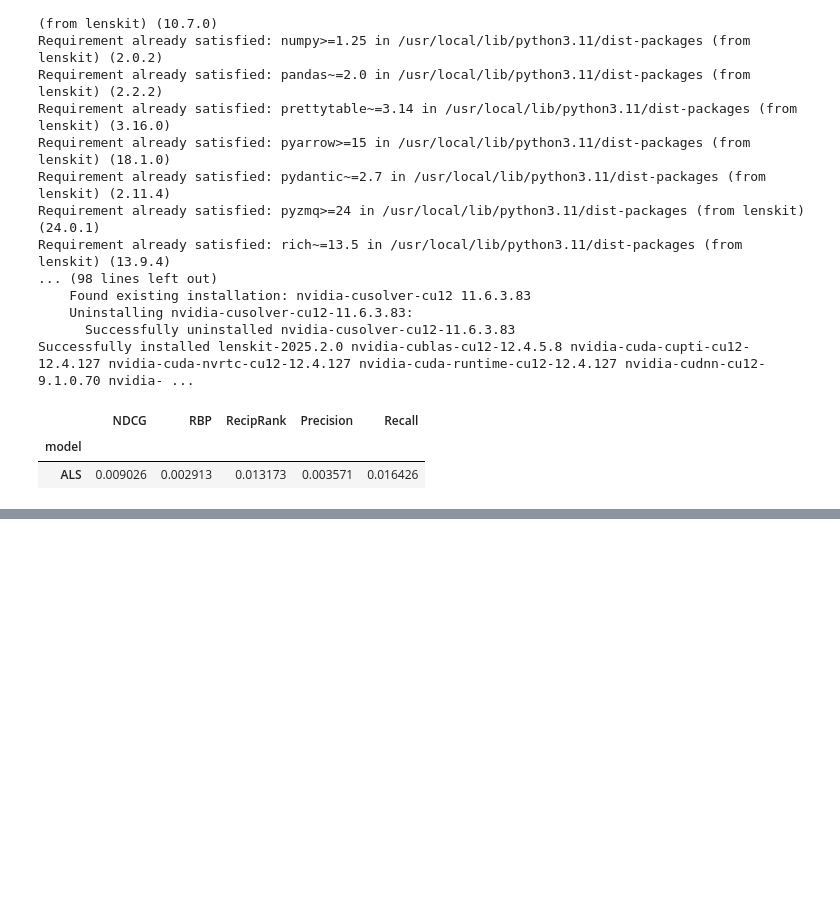
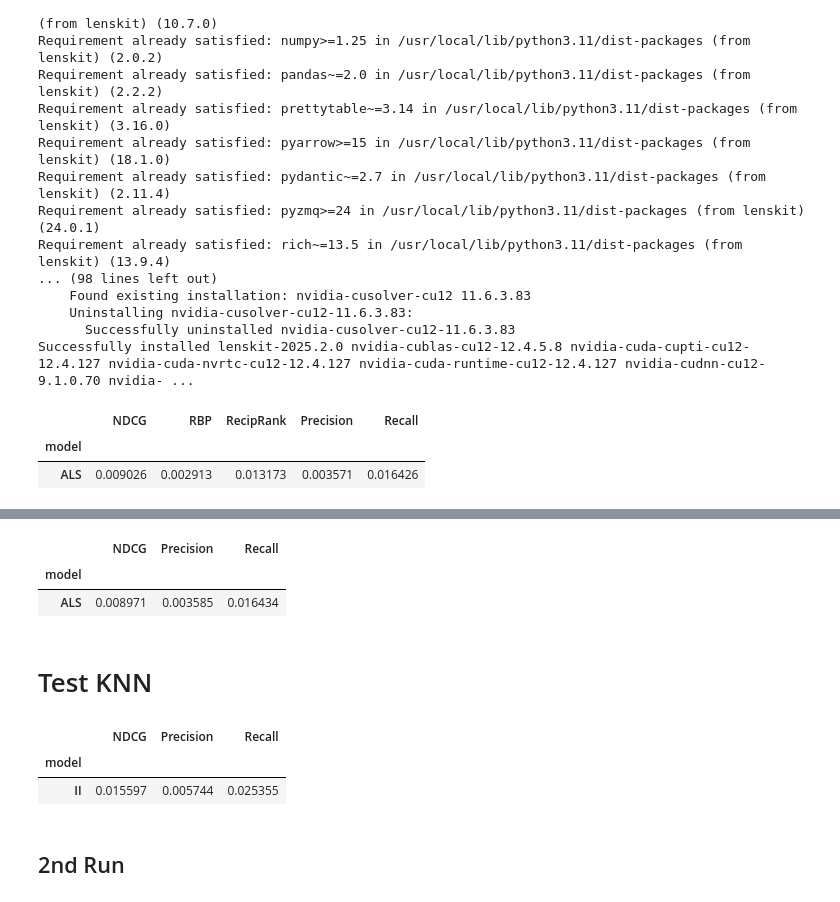
Before and after one commit to jeffnk05/fhw-recommendation-system, a Jupyter notebook: lenskit/LensKit.ipynb, the cells around one changed output, grey strips where cells are left out. Saved outputs shown, nothing was run; the diff lists cells and outputs as text; code cells hidden in the pictures; blank space fills up the shorter version.

```diff
--- a/lenskit/LensKit.ipynb
+++ b/lenskit/LensKit.ipynb
@@ -66,0 +182,16 @@ results.list_metrics().groupby("model").mean()
+# %%
+# test data is organized by user
+all_test = ItemListCollection(UserIDKey)
+# recommendations will be organized by model and user ID
+all_recs = ItemListCollection(["model", "user_id"])
+
+for split in crossfold_users(dataset, 5, SampleFrac(0.2)):
+    # collect the test data
+    all_test.add_from(split.test)
+
+    # train the pipeline, cloning first so a fresh pipeline for each split
+    fit_als = pipe.clone()
+    fit_als.train(split.train)
+    # generate recs
+    als_recs = recommend(fit_als, split.test.keys(), 100)
+    all_recs.add_from(als_recs, model="ALS")
@@ -66,0 +214,35 @@ results.list_metrics().groupby("model").mean()
+# %%
+model_als5 = BiasedMFScorer(embedding_size=50, iterations=20, reg=5, damping=5)
+pipe = topn_pipeline(model_als5)
+# %%
+# test data is organized by user
+all_test = ItemListCollection(UserIDKey)
+# recommendations will be organized by model and user ID
+all_recs = ItemListCollection(["model", "user_id"])
+
+for split in crossfold_users(dataset, 5, SampleFrac(0.2)):
+    # collect the test data
+    all_test.add_from(split.test)
+
+    # train the pipeline, cloning first so a fresh pipeline for each split
+    fit_als = pipe.clone()
+    fit_als.train(split.train)
+    # generate recs
+    als_recs = recommend(fit_als, split.test.keys(), 100)
+    all_recs.add_from(als_recs, model="ALS")
+# %%
+ran = RunAnalysis()
+ran.add_metric(NDCG())
+# ran.add_metric(RBP())
+# ran.add_metric(RecipRank())
+ran.add_metric(Precision())
+ran.add_metric(Recall())
+results = ran.measure(all_recs, all_test)
+
+results.list_metrics().groupby("model").mean()
+# %% [output]
+|  | NDCG | Precision | Recall |
+| model |  |  |  |
+| ALS | 0.008971 | 0.003585 | 0.016434 |
+# %% [markdown]
+# Test KNN
@@ -66,0 +267,16 @@ results.list_metrics().groupby("model").mean()
+# %%
+ran = RunAnalysis()
+ran.add_metric(NDCG())
+# ran.add_metric(RBP())
+# ran.add_metric(RecipRank())
+ran.add_metric(Precision())
+ran.add_metric(Recall())
+results = ran.measure(all_recs, all_test)
+
+results.list_metrics().groupby("model").mean()
+# %% [output]
+|  | NDCG | Precision | Recall |
+| model |  |  |  |
+| II | 0.015597 | 0.005744 | 0.025355 |
+# %% [markdown]
+## 2nd Run
```
Also changed, not shown: parts of 29 cells of this notebook.
